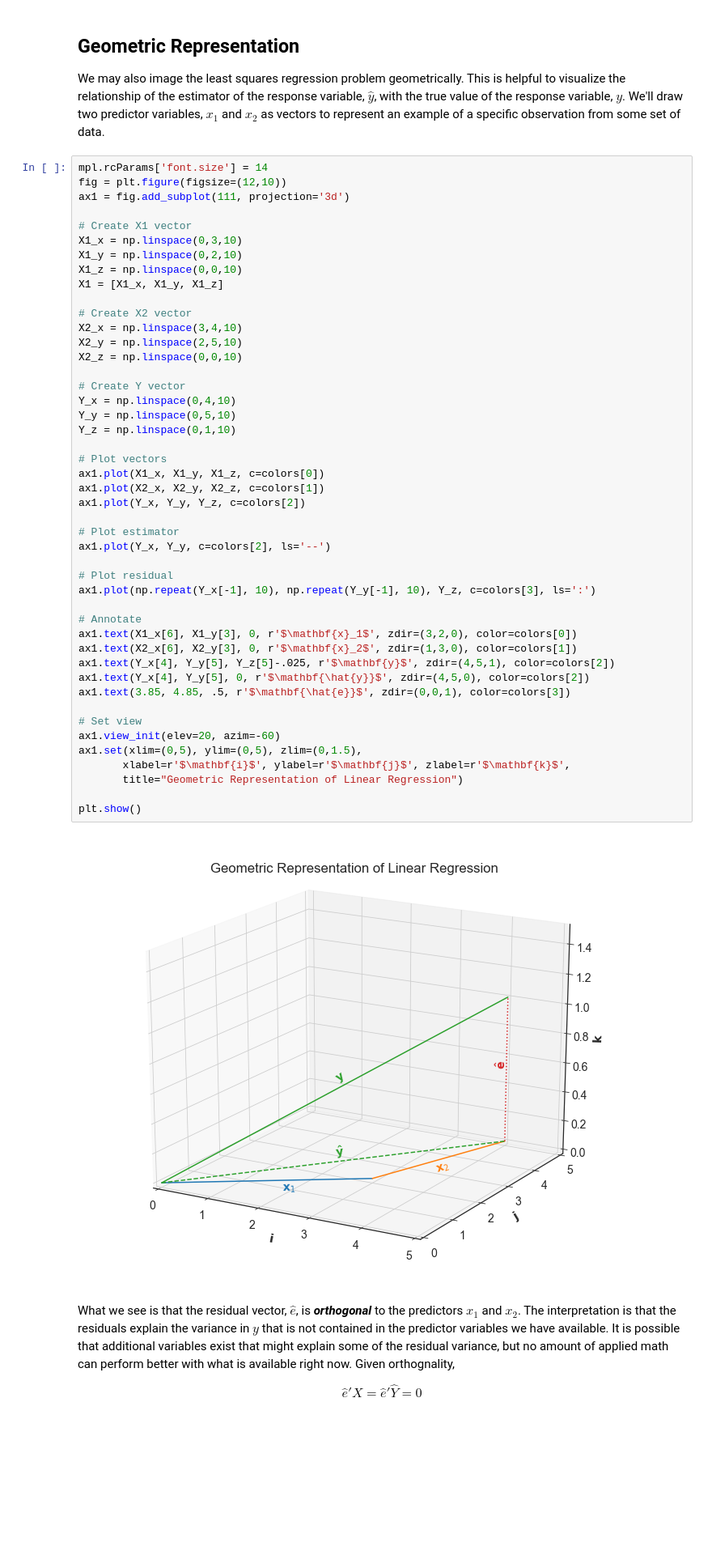
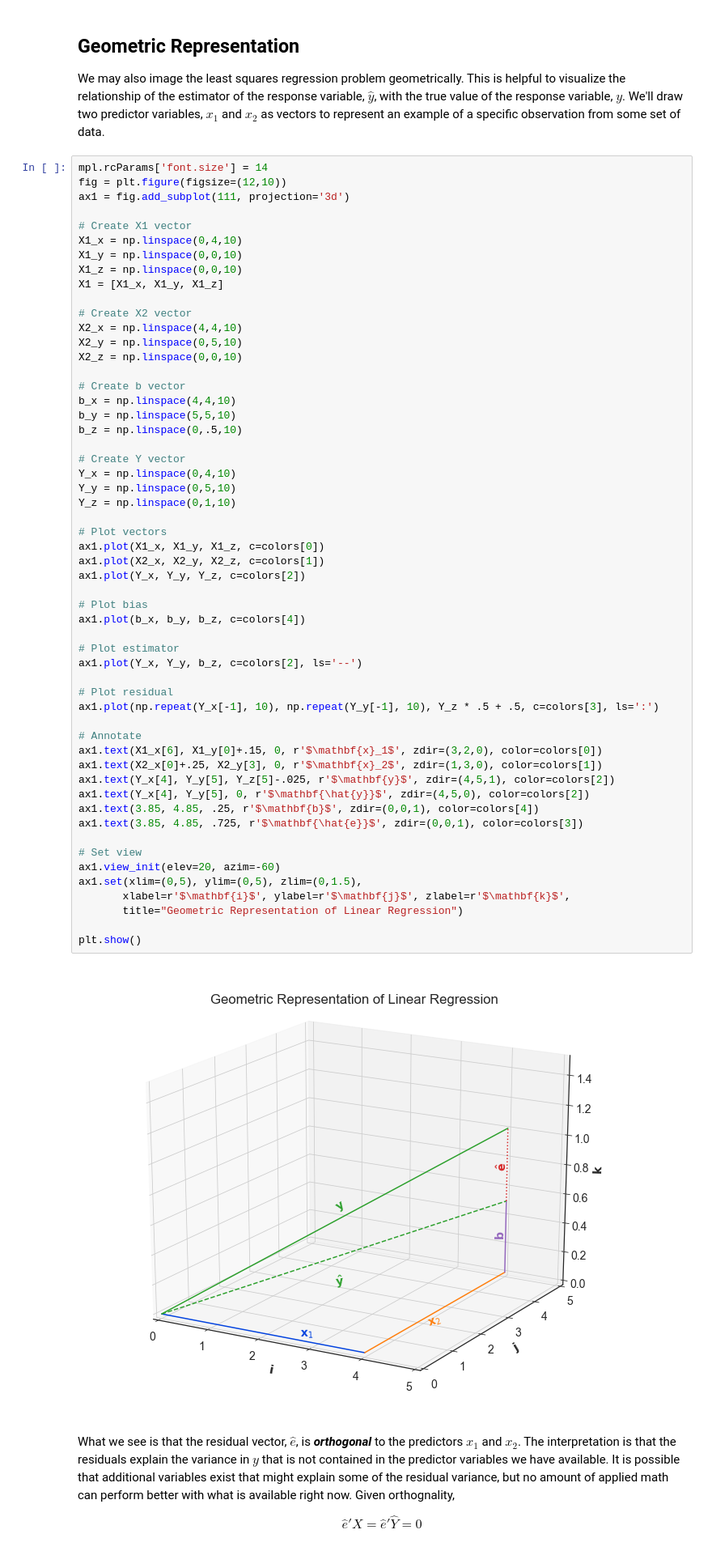
Before and after one commit to dsfulf/blog, a Jupyter notebook: lin_reg/lin_reg.ipynb, the cells around one changed output. Shown at 81% size. Drawn from its saved outputs; the diff is of its cells as text; blank space fills up the shorter version.

```diff
--- a/lin_reg/lin_reg.ipynb
+++ b/lin_reg/lin_reg.ipynb
@@ -280,48 +270,57 @@ fig = plt.figure(figsize=(12,10))
 ax1 = fig.add_subplot(111, projection='3d')
 
 # Create X1 vector
-X1_x = np.linspace(0,3,10)
-X1_y = np.linspace(0,2,10)
+X1_x = np.linspace(0,4,10)
+X1_y = np.linspace(0,0,10)
 X1_z = np.linspace(0,0,10)
 X1 = [X1_x, X1_y, X1_z]
 
 # Create X2 vector
-X2_x = np.linspace(3,4,10)
-X2_y = np.linspace(2,5,10)
+X2_x = np.linspace(4,4,10)
+X2_y = np.linspace(0,5,10)
 X2_z = np.linspace(0,0,10)
+
+# Create b vector
+b_x = np.linspace(4,4,10)
+b_y = np.linspace(5,5,10)
+b_z = np.linspace(0,.5,10)
 
 # Create Y vector
 Y_x = np.linspace(0,4,10)
 Y_y = np.linspace(0,5,10)
 Y_z = np.linspace(0,1,10)
 
 # Plot vectors
 ax1.plot(X1_x, X1_y, X1_z, c=colors[0])
 ax1.plot(X2_x, X2_y, X2_z, c=colors[1])
 ax1.plot(Y_x, Y_y, Y_z, c=colors[2])
 
+# Plot bias
+ax1.plot(b_x, b_y, b_z, c=colors[4])
+
 # Plot estimator
-ax1.plot(Y_x, Y_y, c=colors[2], ls='--')
+ax1.plot(Y_x, Y_y, b_z, c=colors[2], ls='--')
 
 # Plot residual
-ax1.plot(np.repeat(Y_x[-1], 10), np.repeat(Y_y[-1], 10), Y_z, c=colors[3], ls=':')
+ax1.plot(np.repeat(Y_x[-1], 10), np.repeat(Y_y[-1], 10), Y_z * .5 + .5, c=colors[3], ls=':')
 
 # Annotate
-ax1.text(X1_x[6], X1_y[3], 0, r'$\mathbf{x}_1$', zdir=(3,2,0), color=colors[0])
-ax1.text(X2_x[6], X2_y[3], 0, r'$\mathbf{x}_2$', zdir=(1,3,0), color=colors[1])
+ax1.text(X1_x[6], X1_y[0]+.15, 0, r'$\mathbf{x}_1$', zdir=(3,2,0), color=colors[0])
+ax1.text(X2_x[0]+.25, X2_y[3], 0, r'$\mathbf{x}_2$', zdir=(1,3,0), color=colors[1])
 ax1.text(Y_x[4], Y_y[5], Y_z[5]-.025, r'$\mathbf{y}$', zdir=(4,5,1), color=colors[2])
 ax1.text(Y_x[4], Y_y[5], 0, r'$\mathbf{\hat{y}}$', zdir=(4,5,0), color=colors[2])
-ax1.text(3.85, 4.85, .5, r'$\mathbf{\hat{e}}$', zdir=(0,0,1), color=colors[3])
+ax1.text(3.85, 4.85, .25, r'$\mathbf{b}$', zdir=(0,0,1), color=colors[4])
+ax1.text(3.85, 4.85, .725, r'$\mathbf{\hat{e}}$', zdir=(0,0,1), color=colors[3])
 
 # Set view
 ax1.view_init(elev=20, azim=-60)
 ax1.set(xlim=(0,5), ylim=(0,5), zlim=(0,1.5),
        xlabel=r'$\mathbf{i}$', ylabel=r'$\mathbf{j}$', zlabel=r'$\mathbf{k}$',
        title="Geometric Representation of Linear Regression")
 
 plt.show()
 # %% [output]
-[figure, old version]
+[figure, new version]
 # %% [markdown]
 What we see is that the residual vector, $\hat{e}$, is ***orthogonal*** to the predictors $x_1$ and $x_2$. The interpretation is that the residuals explain the variance in $y$ that is not contained in the predictor variables we have available. It is possible that additional variables exist that might explain some of the residual variance, but no amount of applied math can perform better with what is available right now. Given orthognality,
 
```
Also changed, not shown: parts of 1 cell of this notebook, 6 other files.
